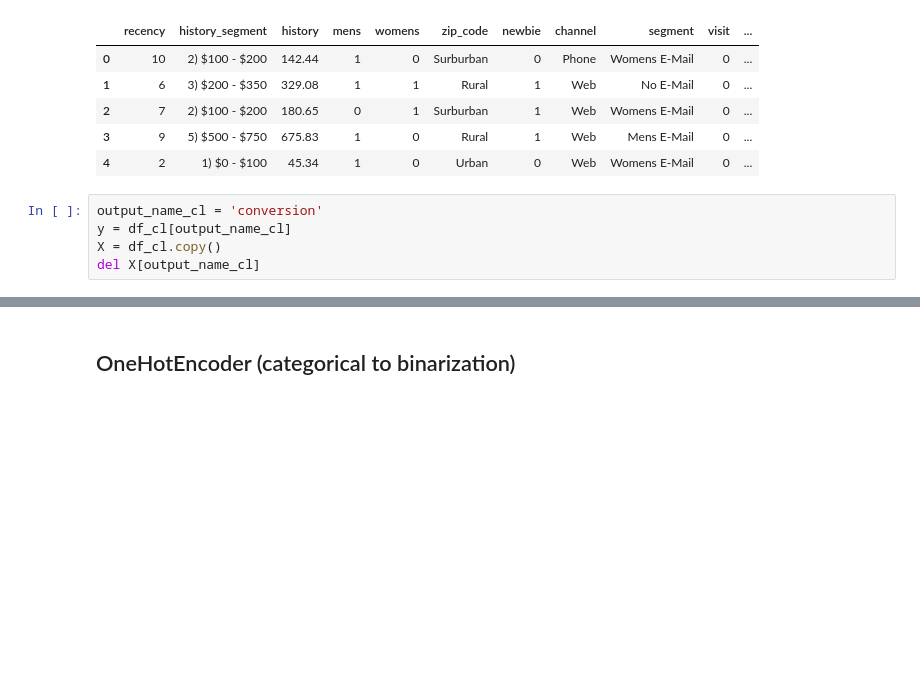
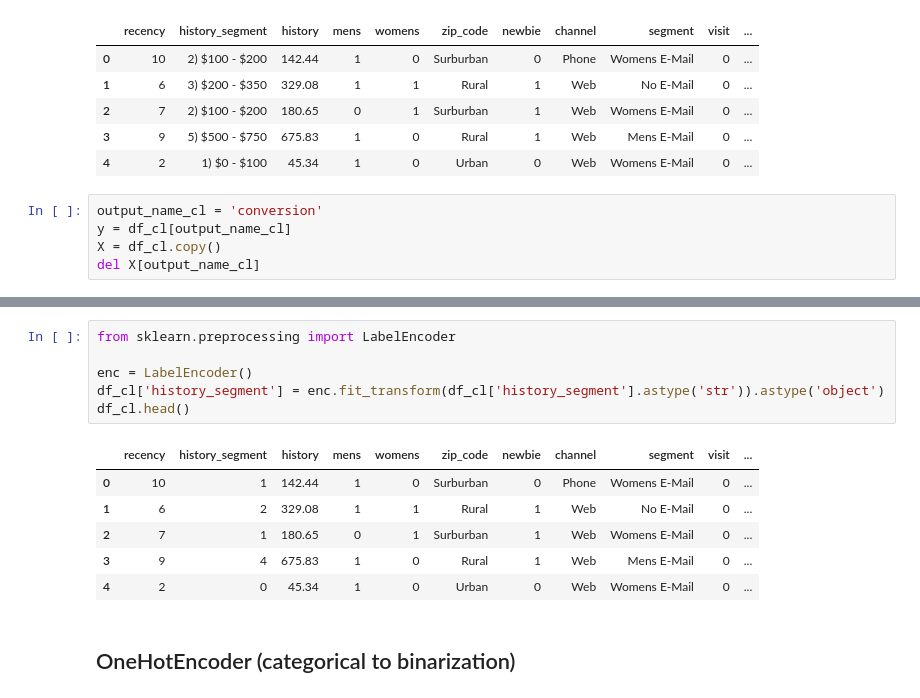
Before and after one commit to aylinavch/DataScience_projects, a Jupyter notebook: 03_featureEngineering.ipynb, the cells around one changed output, grey strips where cells are left out. Saved outputs shown, nothing was run; the diff lists cells and outputs as text; blank space fills up the shorter version.

```diff
--- a/03_featureEngineering.ipynb
+++ b/03_featureEngineering.ipynb
@@ -19,3 +30,16 @@ del X[output_name_cl]
+# %%
+from sklearn.preprocessing import LabelEncoder
+
+enc = LabelEncoder()
+df_cl['history_segment'] = enc.fit_transform(df_cl['history_segment'].astype('str')).astype('object')
+df_cl.head()
+# %% [output]
+|  | recency | history_segment | history | mens | womens | zip_code | newbie | channel | segment | visit | ... |
+| 0 | 10 | 1 | 142.44 | 1 | 0 | Surburban | 0 | Phone | Womens E-Mail | 0 | ... |
+| 1 | 6 | 2 | 329.08 | 1 | 1 | Rural | 1 | Web | No E-Mail | 0 | ... |
+| 2 | 7 | 1 | 180.65 | 0 | 1 | Surburban | 1 | Web | Womens E-Mail | 0 | ... |
+| 3 | 9 | 4 | 675.83 | 1 | 0 | Rural | 1 | Web | Mens E-Mail | 0 | ... |
+| 4 | 2 | 0 | 45.34 | 1 | 0 | Urban | 0 | Web | Womens E-Mail | 0 | ... |
 # %% [markdown]
 ## OneHotEncoder (categorical to binarization)
 # %%
```
Also changed, not shown: parts of 2 cells of this notebook, 1 other file.
